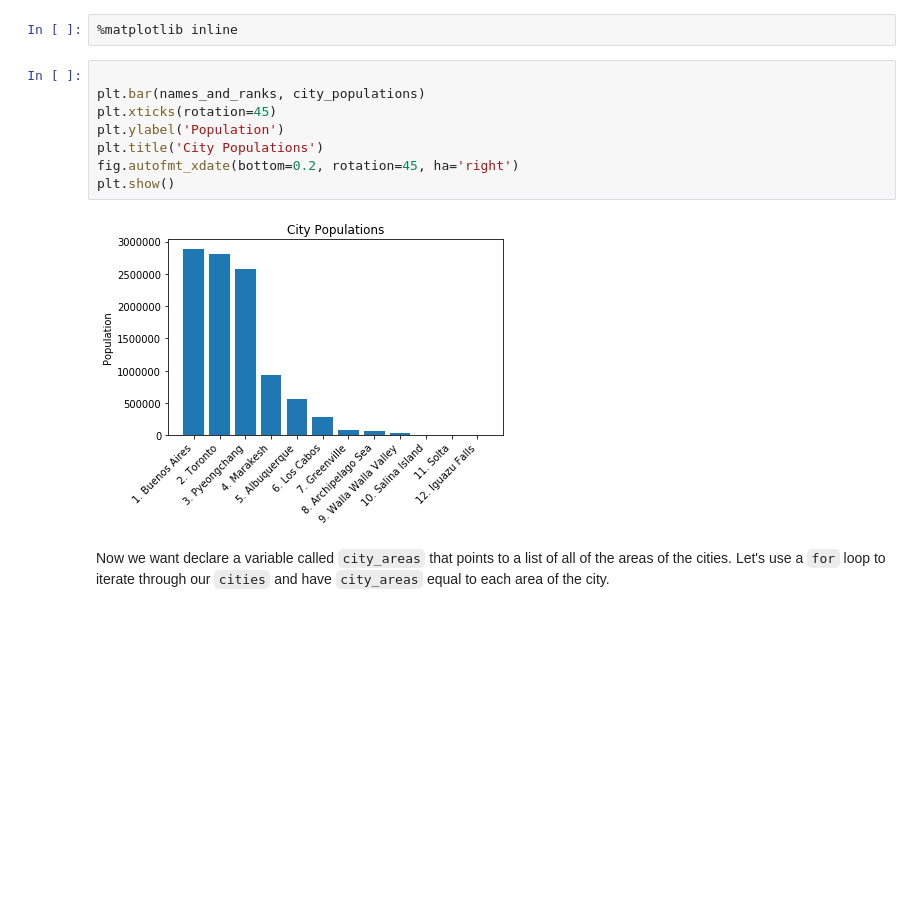
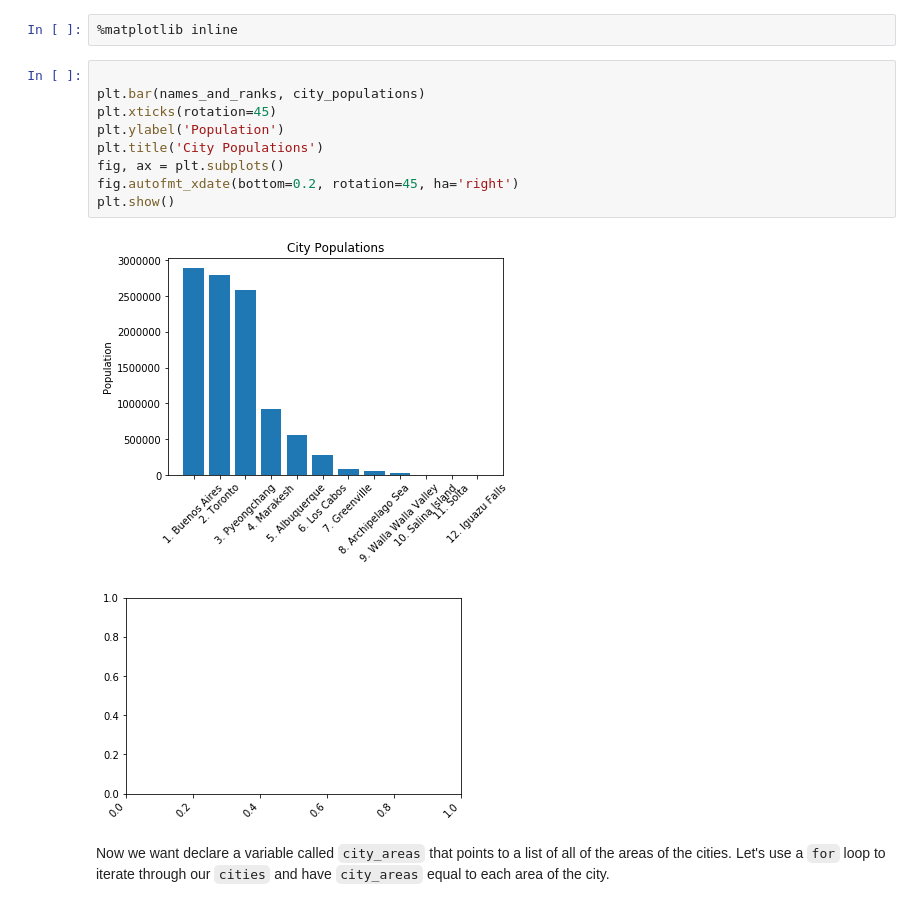
Before and after one commit to UpwardTrajectory/dsc-1-01-20-looping-over-collections-lab-seattle-ds-career-040119, a Jupyter notebook: index.ipynb, the cells around one changed output. Cells and saved outputs as stored; diff of their text form; blank space fills up the shorter version.

```diff
--- a/index.ipynb
+++ b/index.ipynb
@@ -172,13 +172,15 @@ Great! Now we can begin to plot this data. Again, we'll used matplotlib to creat
 # %%
 
 plt.bar(names_and_ranks, city_populations)
 plt.xticks(rotation=45)
 plt.ylabel('Population')
 plt.title('City Populations')
+fig, ax = plt.subplots()
 fig.autofmt_xdate(bottom=0.2, rotation=45, ha='right')
 plt.show()
 # %% [output]
-[figure, old version]
+[figure, new version]
+[figure, added]
 # %% [markdown]
 Now we want declare a variable called `city_areas` that points to a list of all of the areas of the cities.  Let's use a `for` loop to iterate through our `cities` and have `city_areas` equal to each area of the city.
 # %%
```
